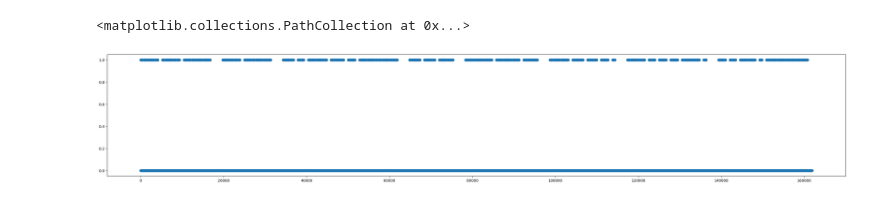
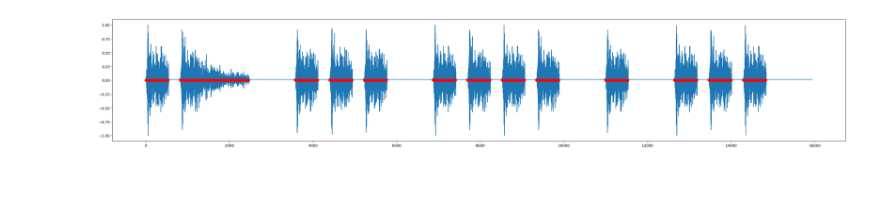
Before and after one commit to glinkaz/morseCodeApplication, a Jupyter notebook: algorithmic.ipynb, the cells around one changed output. Saved outputs shown, nothing was run; the diff lists cells and outputs as text; code cells hidden in the pictures.

```diff
--- a/algorithmic.ipynb
+++ b/algorithmic.ipynb
@@ -39,6 +165,0 @@ plt.plot(bin_samples)
-# %%
-fig = plt.figure(figsize=(36, 6))
-plt.scatter(range(len(new_samples)), bin_samples)
-# %% [output]
-<matplotlib.collections.PathCollection at 0x...>
-[figure, removed]
@@ -49,0 +170,7 @@ new_bin_samples = [(1 if np.mean(bin_samples[i-50:i+50]) > 0.5 else 0) if i >50
+# %%
+fig = plt.figure(figsize=(36, 6))
+plt.scatter([i for i, e in enumerate(bin_samples) if e == 1], [0 for i in bin_samples if i ==1],color = 'red', zorder =2)
+plt.plot(range(len(new_samples)), new_samples, zorder = 1)
+plt.show()
+# %% [output]
+[figure, added]
```
Also changed, not shown: parts of 73 cells of this notebook.
